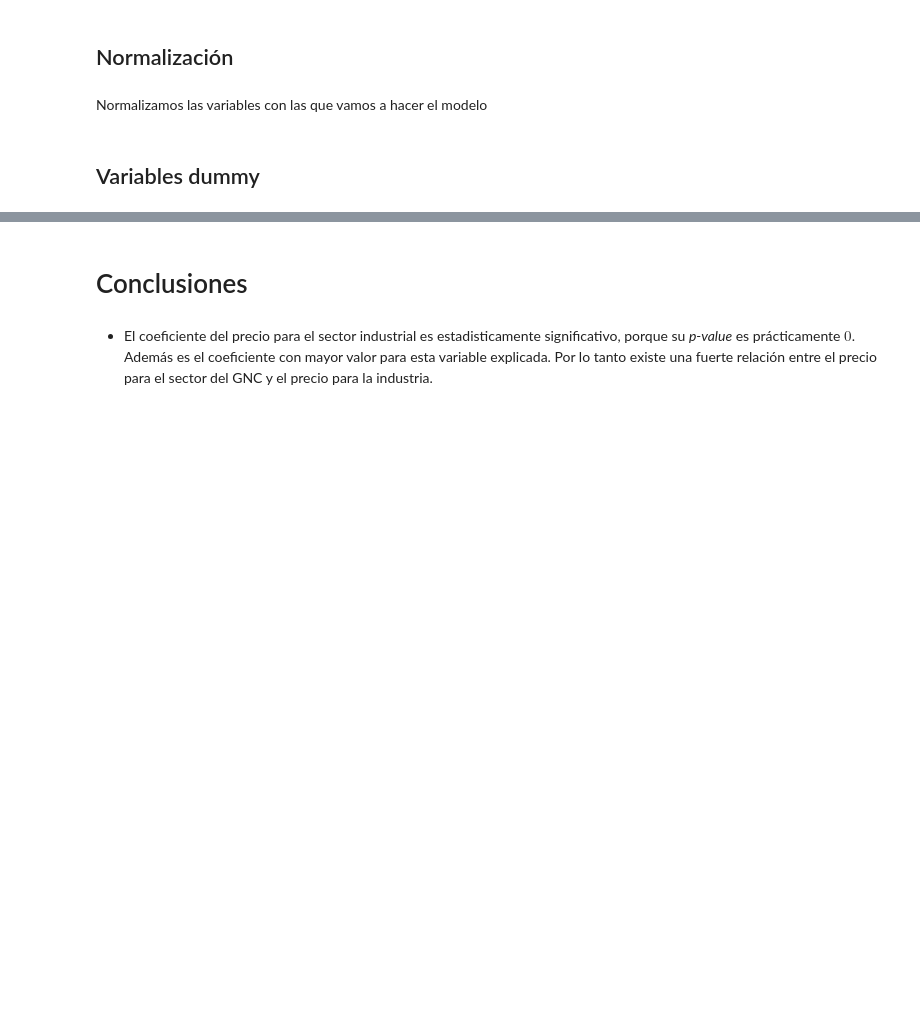
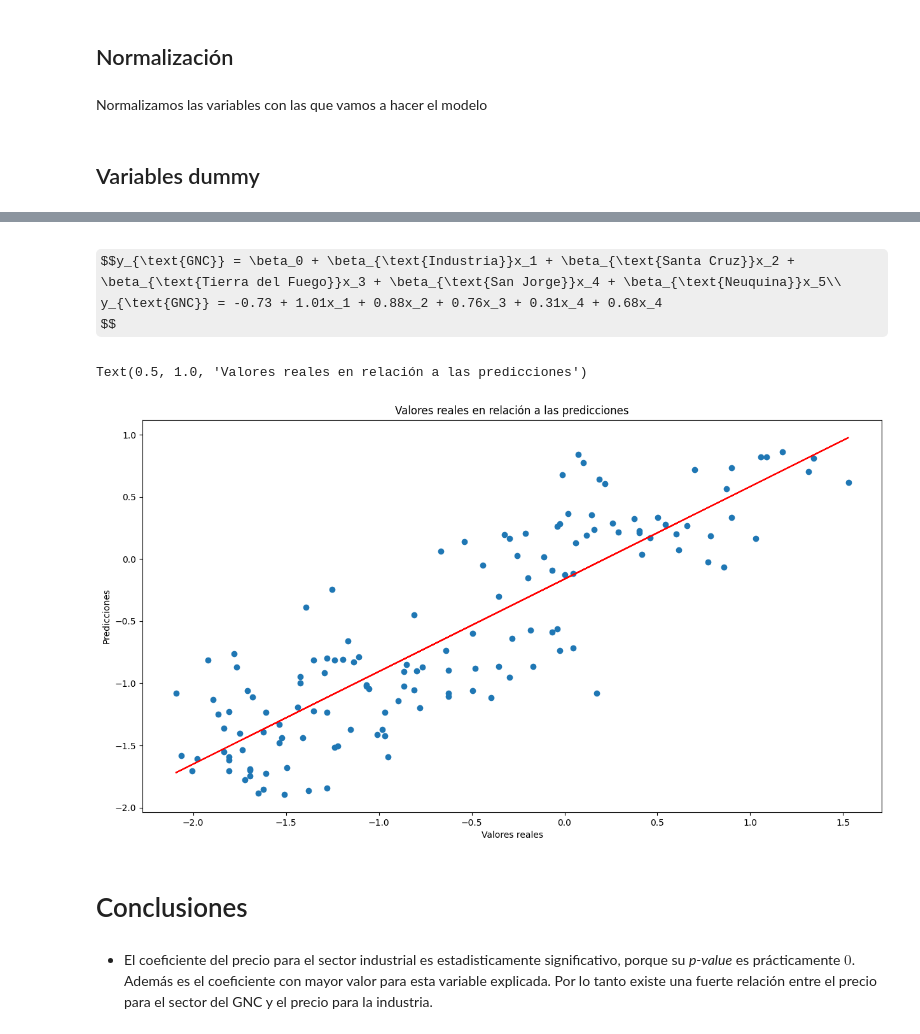
Before and after one commit to Isaiasgaray/fundamentos_final, a Jupyter notebook: TP_Final.ipynb, the cells around one changed output, grey strips where cells are left out. Drawn from its saved outputs; the diff is of its cells as text; code cells hidden in the pictures; some formulas as TeX source; blank space fills up the shorter version.

```diff
--- a/TP_Final.ipynb
+++ b/TP_Final.ipynb
@@ -474,6 +454,32 @@ Covariance Type:            nonrobust
 
 Notes:
 [1] Standard Errors assume that the covariance matrix of the errors is correctly specified.
+# %% [markdown]
+$$y_{\text{GNC}} = \beta_0 + \beta_{\text{Industria}}x_1 + \beta_{\text{Santa Cruz}}x_2 + \beta_{\text{Tierra del Fuego}}x_3 + \beta_{\text{San Jorge}}x_4 + \beta_{\text{Neuquina}}x_5\\
+y_{\text{GNC}} = -0.73 + 1.01x_1 + 0.88x_2 + 0.76x_3 + 0.31x_4 + 0.68x_4
+$$
+# %%
+plt.figure(figsize=(15, 8))
+
+y_real = datos_normalizados_post_2021['precio_gnc']
+y_pred = res_cuencas_post.predict()
+
+
+plt.scatter(y_real, y_pred)
+
+pendiente, ordenada = np.polyfit(y_real, y_pred, deg=1)
+recta = ordenada + pendiente * y_real
+
+# Agregar la línea de regresión
+plt.plot(y_real, recta, color='red')
+
+
+plt.xlabel('Valores reales')
+plt.ylabel('Predicciones')
+plt.title('Valores reales en relación a las predicciones')
+# %% [output]
+Text(0.5, 1.0, 'Valores reales en relación a las predicciones')
+[figure, added]
 # %% [markdown]
 # Conclusiones
 # %% [markdown]
```
Also changed, not shown: parts of 13 cells of this notebook.
